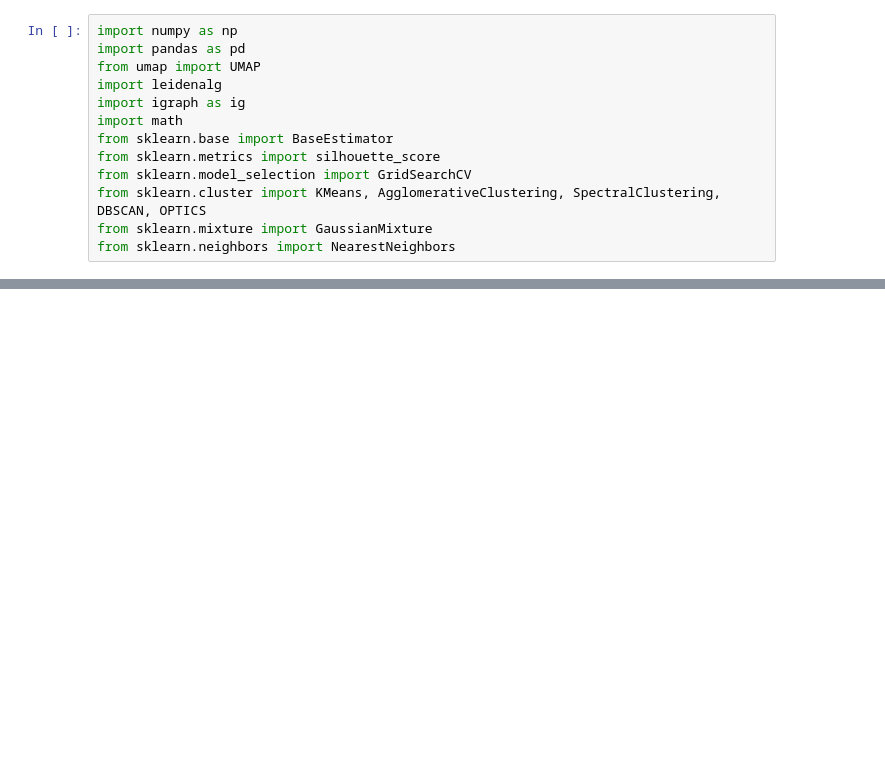
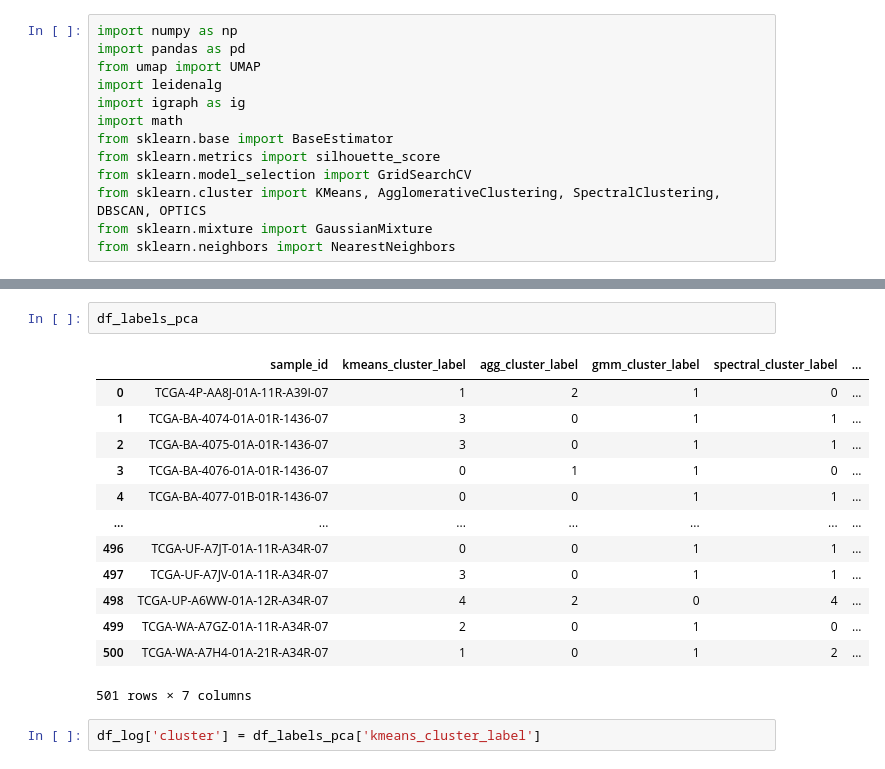
Before and after one commit to Harrison-Q-Ma/BNFO285_Projects, a Jupyter notebook: project_1/Harrison/hyperparameter_optimization.ipynb, the cells around one changed output, grey strips where cells are left out. Drawn from its saved outputs; the diff is of its cells as text; blank space fills up the shorter version.

```diff
--- a/project_1/Harrison/hyperparameter_optimization.ipynb
+++ b/project_1/Harrison/hyperparameter_optimization.ipynb
@@ -373,0 +602,18 @@ Clusters: Clustering with 109 elements and 3 clusters
+# %%
+df_labels_pca
+# %% [output]
+|  | sample_id | kmeans_cluster_label | agg_cluster_label | gmm_cluster_label | spectral_cluster_label | ... |
+| 0 | TCGA-4P-AA8J-01A-11R-A39I-07 | 1 | 2 | 1 | 0 | ... |
+| 1 | TCGA-BA-4074-01A-01R-1436-07 | 3 | 0 | 1 | 1 | ... |
+| 2 | TCGA-BA-4075-01A-01R-1436-07 | 3 | 0 | 1 | 1 | ... |
+| 3 | TCGA-BA-4076-01A-01R-1436-07 | 0 | 1 | 1 | 0 | ... |
+| 4 | TCGA-BA-4077-01B-01R-1436-07 | 0 | 0 | 1 | 1 | ... |
+| ... | ... | ... | ... | ... | ... | ... |
+| 496 | TCGA-UF-A7JT-01A-11R-A34R-07 | 0 | 0 | 1 | 1 | ... |
+| 497 | TCGA-UF-A7JV-01A-11R-A34R-07 | 3 | 0 | 1 | 1 | ... |
+| 498 | TCGA-UP-A6WW-01A-12R-A34R-07 | 4 | 2 | 0 | 4 | ... |
+| 499 | TCGA-WA-A7GZ-01A-11R-A34R-07 | 2 | 0 | 1 | 0 | ... |
+| 500 | TCGA-WA-A7H4-01A-21R-A34R-07 | 1 | 0 | 1 | 2 | ... |
+501 rows × 7 columns
+# %%
+df_log['cluster'] = df_labels_pca['kmeans_cluster_label']
```
Also changed, not shown: parts of 23 cells of this notebook, 15 other files.
